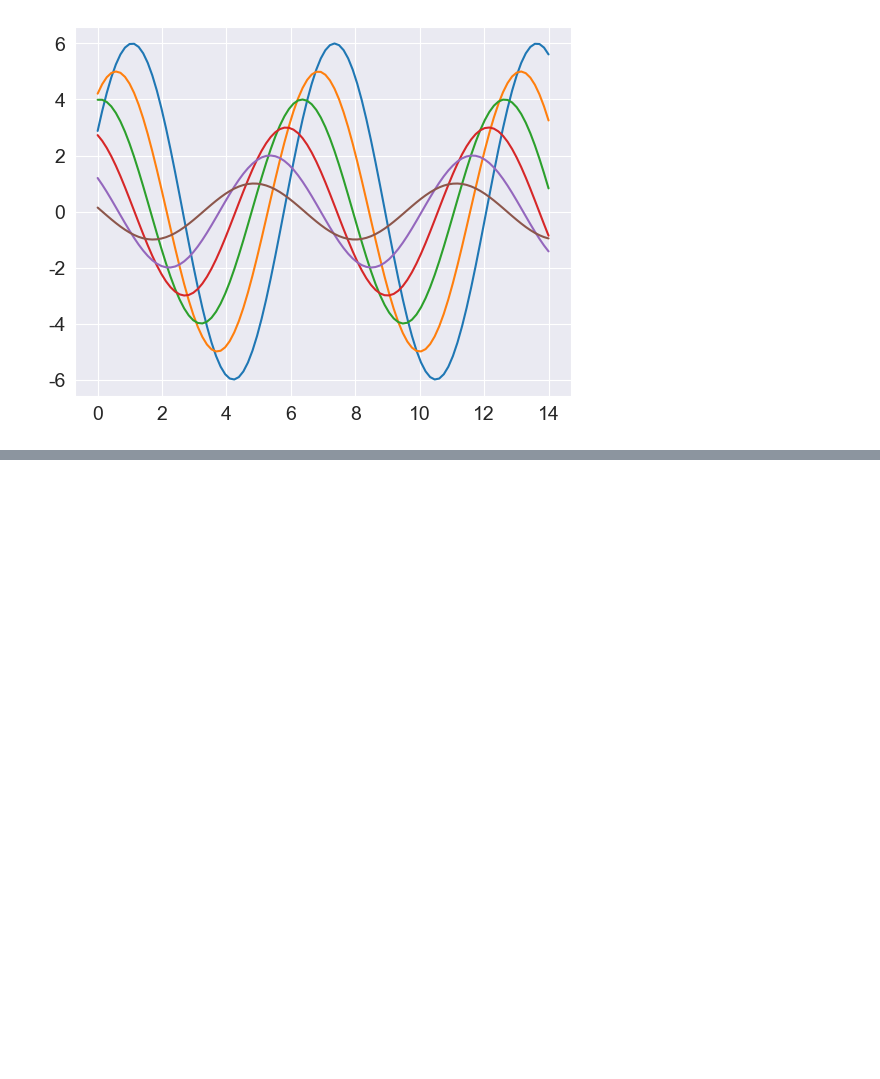
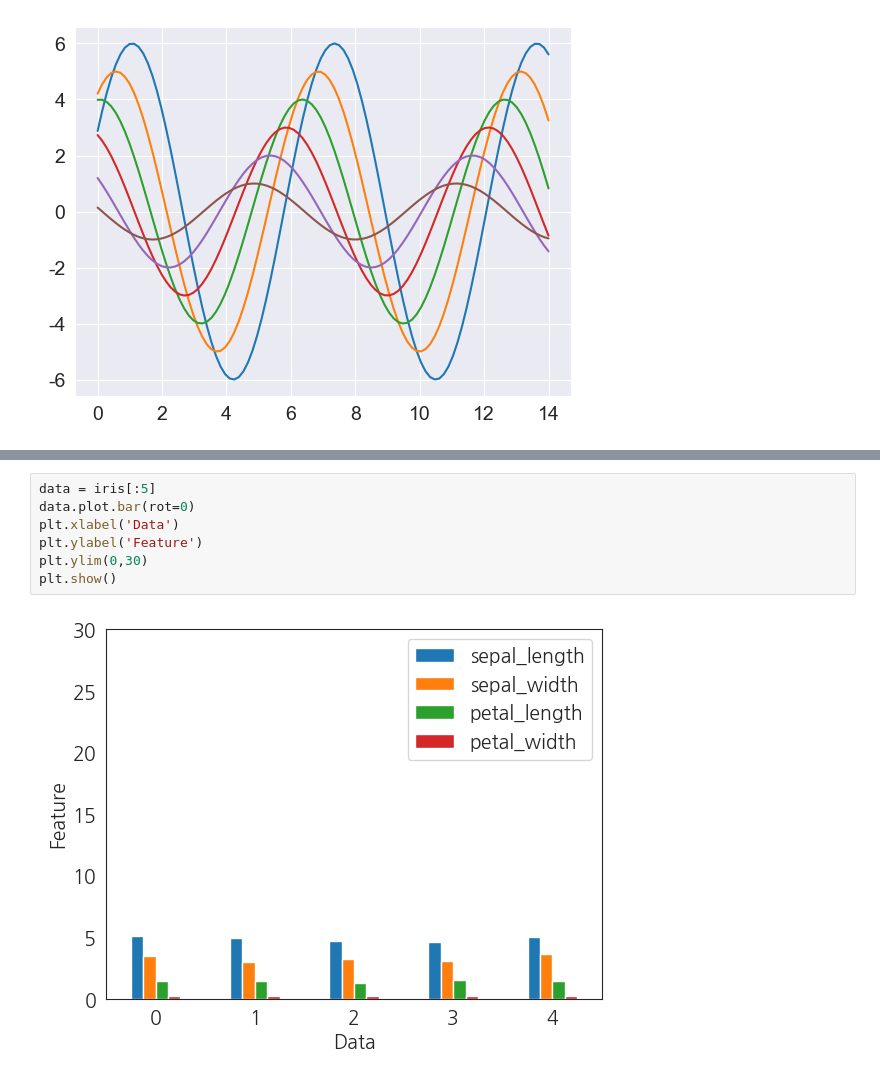
Before and after one commit to devKMC/python, a Jupyter notebook: matplotlib_visualize_data/matplotlib_example.ipynb, the cells around one changed output, grey strips where cells are left out. Drawn from its saved outputs; the diff is of its cells as text; blank space fills up the shorter version.

```diff
--- a/matplotlib_visualize_data/matplotlib_example.ipynb
+++ b/matplotlib_visualize_data/matplotlib_example.ipynb
@@ -355,0 +384,9 @@ sinplot()
+# %%
+data = iris[:5]
+data.plot.bar(rot=0)
+plt.xlabel('Data')
+plt.ylabel('Feature')
+plt.ylim(0,30)
+plt.show()
+# %% [output]
+[figure, added]
```
Also changed, not shown: parts of 11 cells of this notebook.
